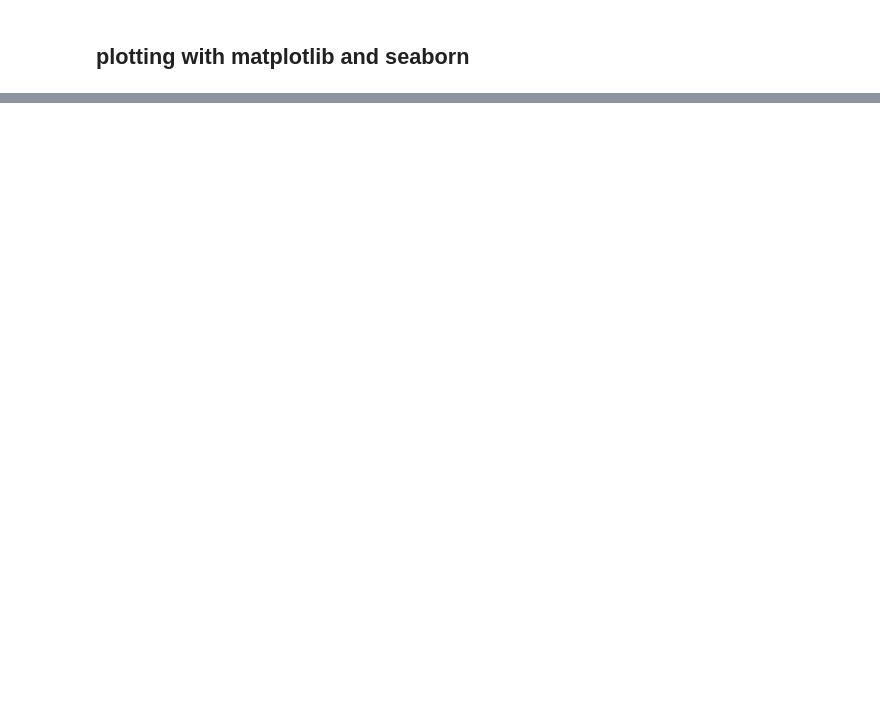
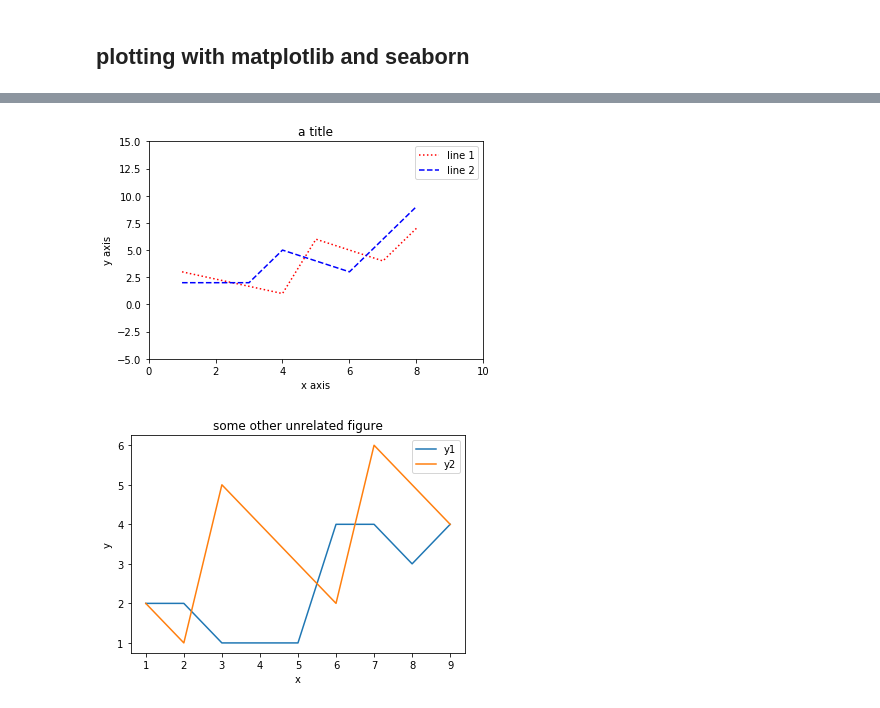
Before and after one commit to nblauch/uPNC_2020, a Jupyter notebook: tutorial.ipynb, the cells around one changed output, grey strips where cells are left out. Cells and saved outputs as stored; diff of their text form; code cells hidden in the pictures; blank space fills up the shorter version.

Commit message:
add data science stack

```diff
--- a/tutorial.ipynb
+++ b/tutorial.ipynb
@@ -508,0 +1182,26 @@ print(std_array)
+# %%
+# single panel plots can be designed step-by-step with various function calls using plt
+
+plt.plot([1,4,5,7,8],[3,1,6,4,7],color='red',linestyle='dotted')  # shorthand exists... 'red'->'r' 'dotted'->':'
+plt.plot([1,3,4,6,8],[2,2,5,3,9],color='blue',linestyle='dashed')
+plt.xlim(0,10)
+plt.ylim(-5,15)
+plt.ylabel('y axis')
+plt.xlabel('x axis')
+plt.title('a title')
+plt.legend(['line 1','line 2'])
+plt.show()
+
+
+plt.clf()  # clear figure
+df = pd.DataFrame({'x':[1,2,3,4,5,6,7,8,9],'y1':[2,2,1,1,1,4,4,3,4],'y2':[2,1,5,4,3,2,6,5,4]})
+plt.plot(df['x'],df['y1'])
+plt.plot(df['x'],df['y2'])
+plt.legend(['y1','y2'])
+plt.ylabel('y')
+plt.xlabel('x')
+plt.title('some other unrelated figure')
+plt.show()
+# %% [output]
+[figure, added]
+[figure, added]
```
Also changed, not shown: parts of 94 cells of this notebook.
